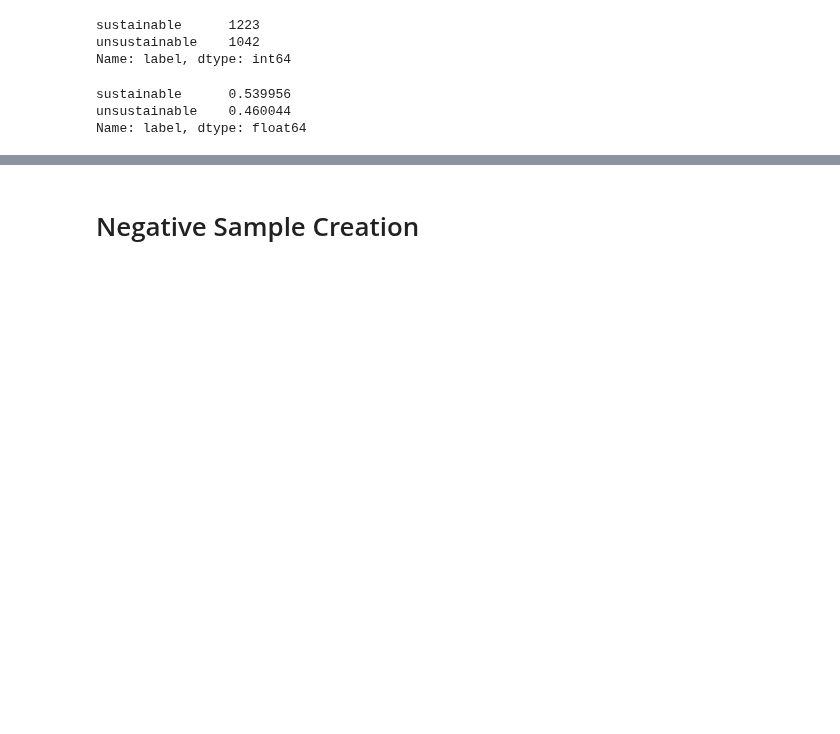
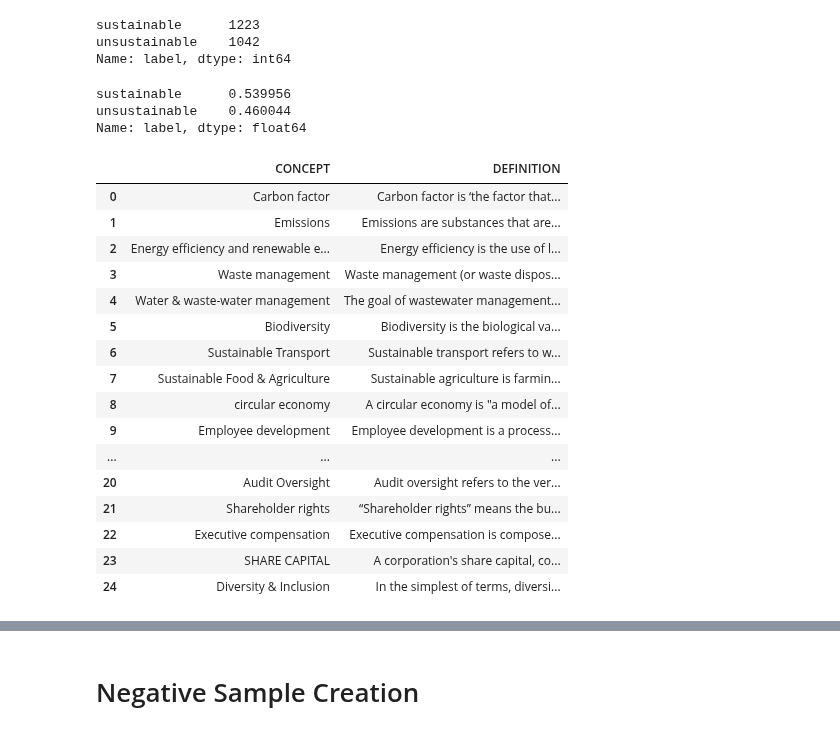
Before and after one commit to sohomghosh/Finsim4_ESG, a Jupyter notebook: FinSim4_ESG_model_make.ipynb, the cells around one changed output, grey strips where cells are left out. Saved outputs shown, nothing was run; the diff lists cells and outputs as text; code cells hidden in the pictures; blank space fills up the shorter version.

```diff
--- a/FinSim4_ESG_model_make.ipynb
+++ b/FinSim4_ESG_model_make.ipynb
@@ -149,3 +163,24 @@ Name: label, dtype: float64
 from sentence_transformers import SentenceTransformer
 
 model = SentenceTransformer("Rodion/sbert_uno_sustainable_development_goals")
+# %%
+concept_defn = pd.read_csv(path+"concept_definition.csv")
+concept_defn
+# %% [output]
+|  | CONCEPT | DEFINITION |
+| 0 | Carbon factor | Carbon factor is ‘the factor that... |
+| 1 | Emissions | Emissions are substances that are... |
+| 2 | Energy efficiency and renewable e... | Energy efficiency is the use of l... |
+| 3 | Waste management | Waste management (or waste dispos... |
+| 4 | Water & waste-water management | The goal of wastewater management... |
+| 5 | Biodiversity | Biodiversity is the biological va... |
+| 6 | Sustainable Transport | Sustainable transport refers to w... |
+| 7 | Sustainable Food & Agriculture | Sustainable agriculture is farmin... |
+| 8 | circular economy | A circular economy is "a model of... |
+| 9 | Employee development | Employee development is a process... |
+| ... | ... | ... |
+| 20 | Audit Oversight | Audit oversight refers to the ver... |
+| 21 | Shareholder rights | “Shareholder rights” means the bu... |
+| 22 | Executive compensation | Executive compensation is compose... |
+| 23 | SHARE CAPITAL | A corporation's share capital, co... |
+| 24 | Diversity & Inclusion | In the simplest of terms, diversi... |
```
Also changed, not shown: parts of 30 cells of this notebook.
